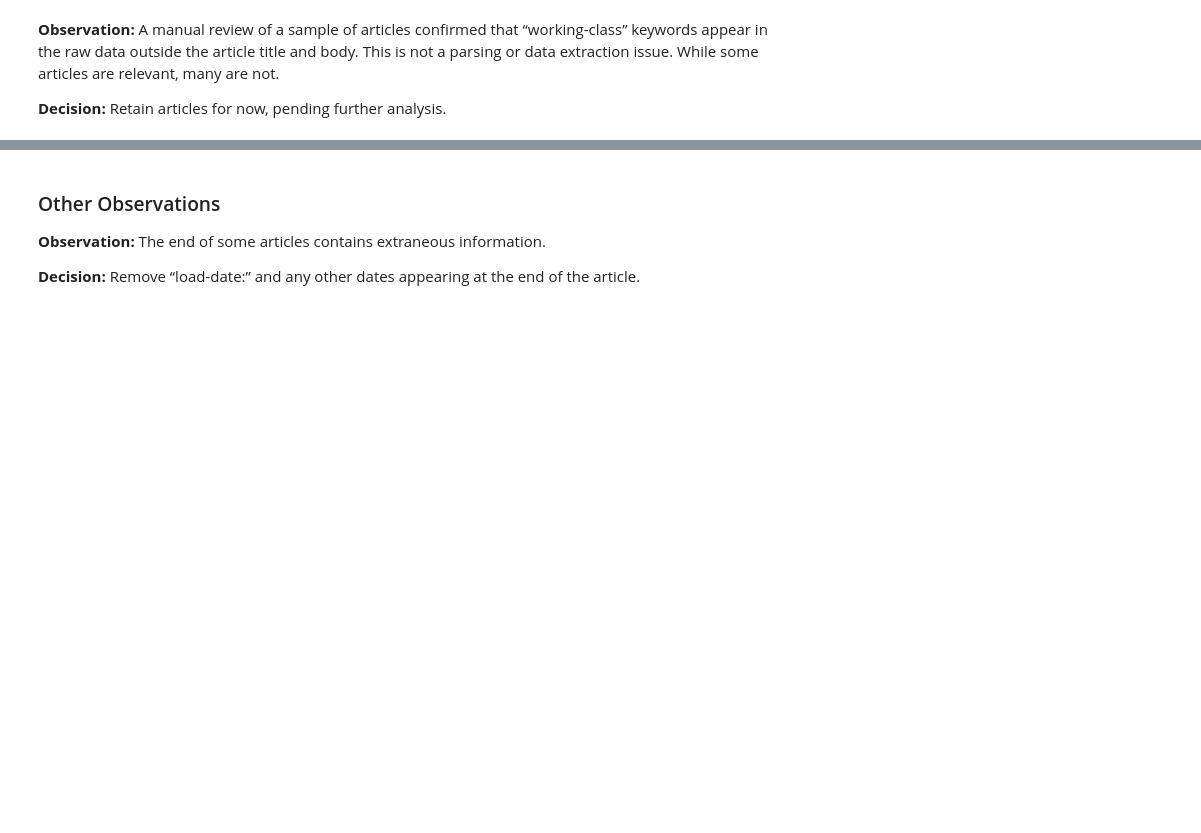
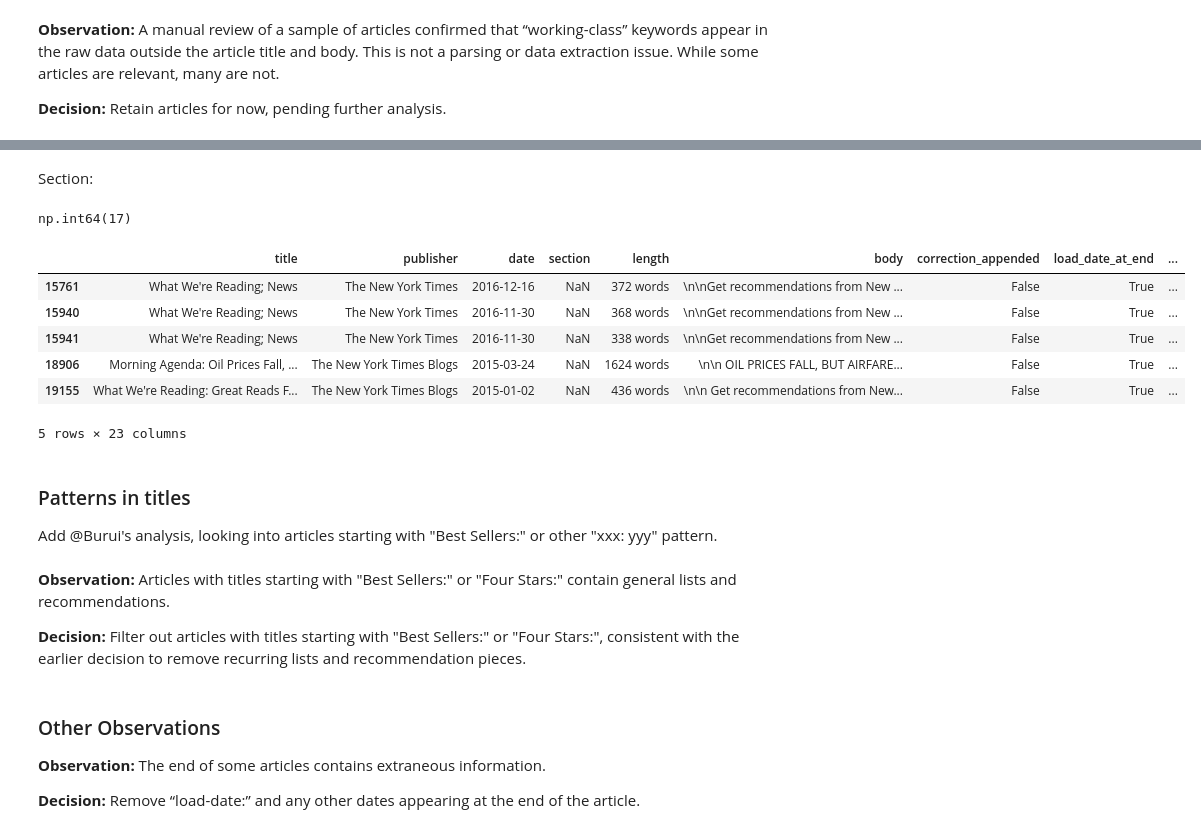
Before and after one commit to laurauguc/working_class_media_analysis, a Jupyter notebook: data_exploration/1.explore_parsed_data.ipynb, the cells around one changed output, grey strips where cells are left out. Cells and saved outputs as stored; diff of their text form; code cells hidden in the pictures; blank space fills up the shorter version.

```diff
--- a/data_exploration/1.explore_parsed_data.ipynb
+++ b/data_exploration/1.explore_parsed_data.ipynb
@@ -509,3 +646,27 @@ Add @Burui's analysis, looking into articles starting with "Best Sellers:" or ot
+# %% [markdown]
+Section:
+# %%
+df_articles['section'].isna().sum()
+# %% [output]
+np.int64(17)
+# %%
+df_articles.loc[df_articles["section"].isna()].head()
+# %% [output]
+|  | title | publisher | date | section | length | body | correction_appended | load_date_at_end | ... |
+| 15761 | What We're Reading; News | The New York Times | 2016-12-16 | NaN | 372 words | \n\nGet recommendations from New ... | False | True | ... |
+| 15940 | What We're Reading; News | The New York Times | 2016-11-30 | NaN | 368 words | \n\nGet recommendations from New ... | False | True | ... |
+| 15941 | What We're Reading; News | The New York Times | 2016-11-30 | NaN | 338 words | \n\nGet recommendations from New ... | False | True | ... |
+| 18906 | Morning Agenda: Oil Prices Fall, ... | The New York Times Blogs | 2015-03-24 | NaN | 1624 words | \n\n OIL PRICES FALL, BUT AIRFARE... | False | True | ... |
+| 19155 | What We're Reading: Great Reads F... | The New York Times Blogs | 2015-01-02 | NaN | 436 words | \n\n Get recommendations from New... | False | True | ... |
+5 rows × 23 columns
+# %% [markdown]
+### Patterns in titles
+
+Add @Burui's analysis, looking into articles starting with "Best Sellers:" or other "xxx: yyy" pattern.
+# %% [markdown]
+**Observation:** Articles with titles starting with "Best Sellers:" or "Four Stars:" contain general lists and recommendations.
+
+**Decision:** Filter out articles with titles starting with "Best Sellers:" or "Four Stars:", consistent with the earlier decision to remove recurring lists and recommendation pieces.
 # %% [markdown]
 ### Other Observations
 
```
Also changed, not shown: parts of 78 cells of this notebook, 4 other files.
